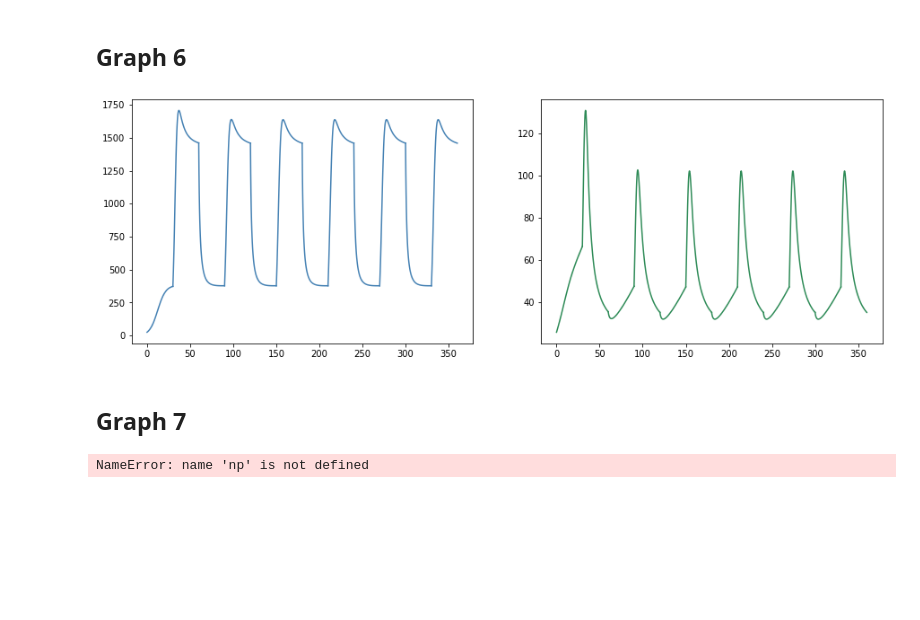
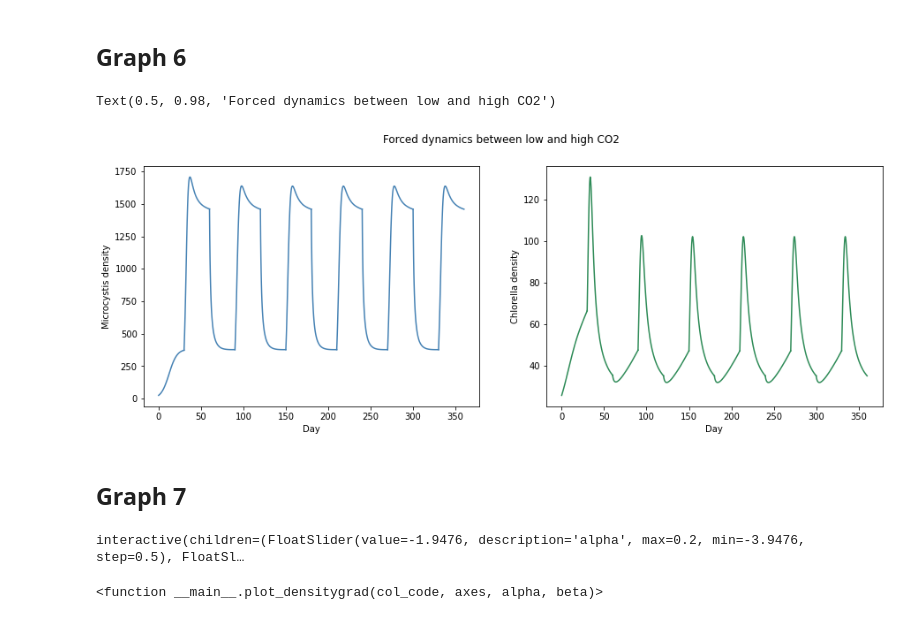
Before and after one commit to linh-phuong/voila_interactive, a Jupyter notebook: fitting_Ji_compete.ipynb, the cells around one changed output. Cells and saved outputs as stored; diff of their text form; code cells hidden in the pictures; blank space fills up the shorter version.

```diff
--- a/fitting_Ji_compete.ipynb
+++ b/fitting_Ji_compete.ipynb
@@ -212,30 +221,16 @@ axes[1, 2].set_ylim(0, 3000)
 ## Microcystis and chlorella
 # %%
 bnds = ((1e-10, None), (1e-10, None), (1e-10, None), (1e-10, None), (1e-10, None), (None, None), (None, None))
-optimizetrue = False
-while not optimizetrue:
-        # init = (np.random.normal(0.1, 0.01),
-        #         np.random.normal(0.2, 0.1), np.random.normal(550, 10),
-        #         np.random.normal(0.4, 0.1), np.random.normal(300, 10),
-        #         np.random.normal(0.1, 0.5), np.random.normal(0.9, 0.5))
-        init = (0.08973291721515722, 0.11860046529683263, 566.1668403726435,
-                0.505403734726263, 299.15159047693163, -0.13046636000149384, 0.48517473339235256) #init sure
-        michlo_lC_est = minimize(negll_full, init, args=((LV_mono, LV_compete, micro_lowC, chlo_lowC, michlo_lowC),),
-                                 method=method, bounds=bnds)
-        optimizetrue = michlo_lC_est.success
+init = (0.08973291721515722, 0.11860046529683263, 566.1668403726435,
+        0.505403734726263, 299.15159047693163, -0.13046636000149384, 0.48517473339235256) #init sure
+michlo_lC_est = minimize(negll_full, init, args=((LV_mono, LV_compete, micro_lowC, chlo_lowC, michlo_lowC),),
+                                method=method, bounds=bnds)
 # %%
 bnds = ((1e-10, None), (1e-10, None), (1e-10, None), (1e-10, None), (1e-10, None), (None, None), (None, None))
-optimizetrue = False
-while not optimizetrue:
-        init = (0.09774378255411864, 0.6012682667558884, 1990.3718939242767,
-                0.5450064837784077, 2487.893035114803, -1.23675131848783, 1.2361558577433118) #init sure
-        # init = (np.random.normal(0.1, 0.01),
-        #         np.random.normal(0.5, 0.1), np.random.normal(2000, 10),
-        #         np.random.normal(0.5, 0.1), np.random.normal(2500, 10),
-        #         np.random.normal(0.1, 0.5), np.random.normal(0.9, 0.5))
-        michlo_hC_est = minimize(negll_full, init, args=((LV_mono, LV_compete, micro_highC, chlo_highC, michlo_highC),),
-                        method=method, bounds=bnds)
-        optimizetrue = michlo_hC_est.success
+init = (0.09774378255411864, 0.6012682667558884, 1990.3718939242767,
+        0.5450064837784077, 2487.893035114803, -1.23675131848783, 1.2361558577433118) #init sure
+michlo_hC_est = minimize(negll_full, init, args=((LV_mono, LV_compete, micro_highC, chlo_highC, michlo_highC),),
+                method=method, bounds=bnds)
 # %%
 fig, axes = plt.subplots(2, 3, figsize=(25, 10))
 axes[0, 0].scatter(chlo_lowC.day_raw, chlo_lowC.dens, c='white', marker='^', edgecolor='k')
@@ -516,23 +446,29 @@ for _ in range(0, 6):
 # %%
 t_init = 0
 period = 30
 init_pop = (michlo_lowC.dens_0[0], michlo_lowC.dens_1[0])
 fig, ax = plt.subplots(1, 2, figsize=(15, 5))
 for _ in range(6):
     time = np.linspace(t_init, t_init + period, 100)
     trj_lC = odeint(LV_compete, init_pop, time, args=(michlo_lC_est.x[1::], ))
     ax[0].plot(time, trj_lC[:, 0], c='steelblue')
     ax[1].plot(time, trj_lC[:, 1], c='seagreen')
     t_init = t_init + period
     init_pop = trj_lC[-1]
     time = np.linspace(t_init, t_init + period, 100)
     trj_hC = odeint(LV_compete, init_pop, time, args=(michlo_hC_est.x[1::], ))
     ax[0].plot(time, trj_hC[:, 0], c='steelblue')
     ax[1].plot(time, trj_hC[:, 1], c='seagreen')
     t_init = t_init + period
     init_pop = trj_hC[-1]
+ax[0].set_xlabel("Day")
+ax[1].set_xlabel("Day")
+ax[0].set_ylabel("Microcystis density")
+ax[1].set_ylabel("Chlorella density")
+fig.suptitle("Forced dynamics between low and high CO2")
 # %% [output]
+Text(0.5, 0.98, 'Forced dynamics between low and high CO2')
-[figure, old version]
+[figure, new version]
 # %% [markdown]
 ## Graph 7
 # %%
@@ -550,8 +486,8 @@ def plot_densitygrad(col_code, axes, alpha, beta):
 # %%
 xrange = np.linspace(0,1000, 100)
 yrange = np.linspace(0,1000, 100)
-interact_plot = ipy.interact(plot_densitygrad, col_code=ipy.fixed('Blues'), axes=ipy.fixed((xrange, yrange)),
-                            alpha=(-3.9476, 0.2, 0.5), beta=(0.8647, 2, 0.5))
-interact_plot
+ipy.interact(plot_densitygrad, col_code=ipy.fixed('Blues'), axes=ipy.fixed((xrange, yrange)),
+             alpha=(-3.9476, 0.2, 0.5), beta=(0.8647, 2, 0.5))
 # %% [output]
-NameError: name 'np' is not defined
+interactive(children=(FloatSlider(value=-1.9476, description='alpha', max=0.2, min=-3.9476, step=0.5), FloatSl…
+<function __main__.plot_densitygrad(col_code, axes, alpha, beta)>
```
Also changed, not shown: parts of 22 cells of this notebook, 1 other file.
